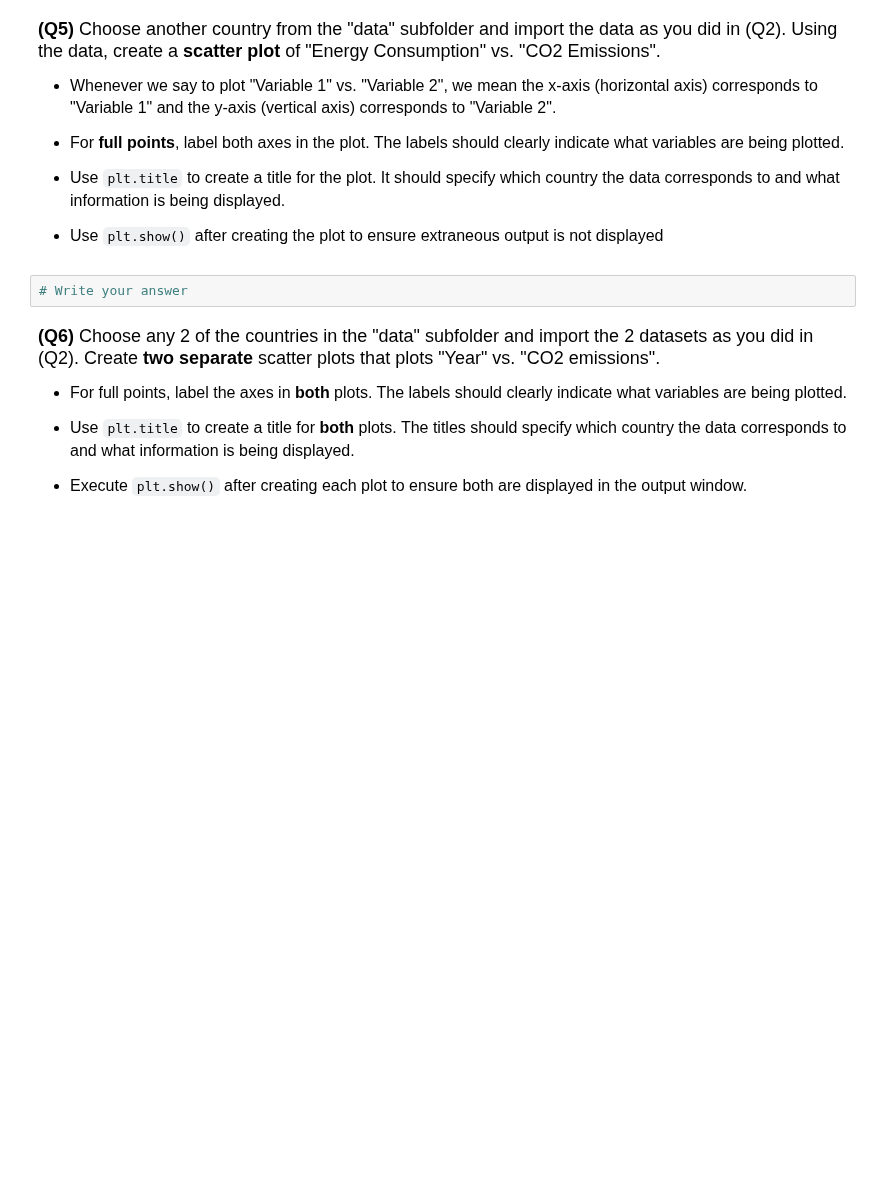
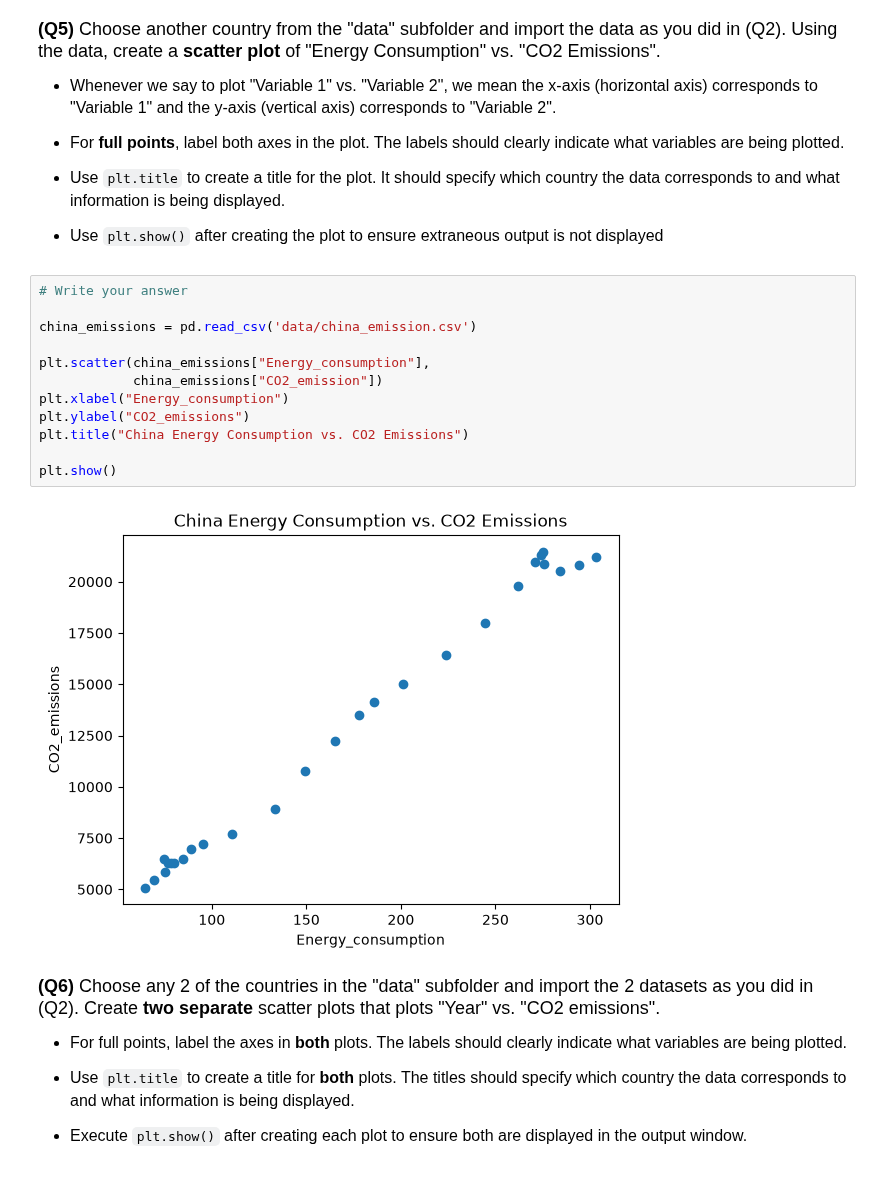
Before and after one commit to Mofinological78/datasci151fall2026, a Jupyter notebook: _assignments/assignment_2/Assignment2.ipynb, the cells around one changed output. Cells and saved outputs as stored; diff of their text form; blank space fills up the shorter version.

```diff
--- a/_assignments/assignment_2/Assignment2.ipynb
+++ b/_assignments/assignment_2/Assignment2.ipynb
@@ -97,8 +126,20 @@ us_emissions["CO2_emission"].describe()
 - Use `plt.title` to create a title for the plot. It should specify which country the data corresponds to and what information is being displayed.
 
 - Use `plt.show()` after creating the plot to ensure extraneous output is not displayed
-# %%
-# Write your answer
+# %%
+# Write your answer
+
+china_emissions = pd.read_csv('data/china_emission.csv')
+
+plt.scatter(china_emissions["Energy_consumption"],
+            china_emissions["CO2_emission"])
+plt.xlabel("Energy_consumption")
+plt.ylabel("CO2_emissions")
+plt.title("China Energy Consumption vs. CO2 Emissions")
+
+plt.show()
+# %% [output]
+[figure, added]
 # %% [markdown]
 <font size = "4">
 
```
Also changed, not shown: parts of 7 cells of this notebook, 2 other files.
